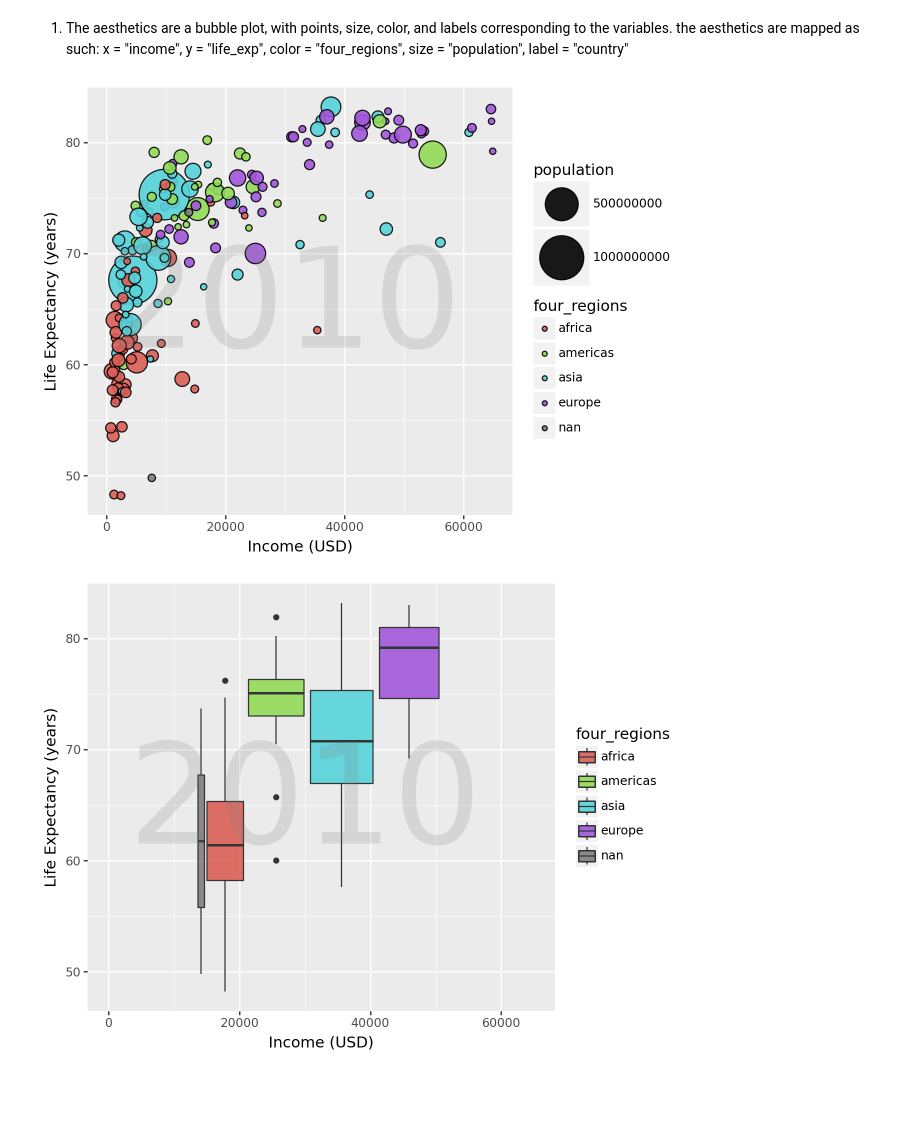
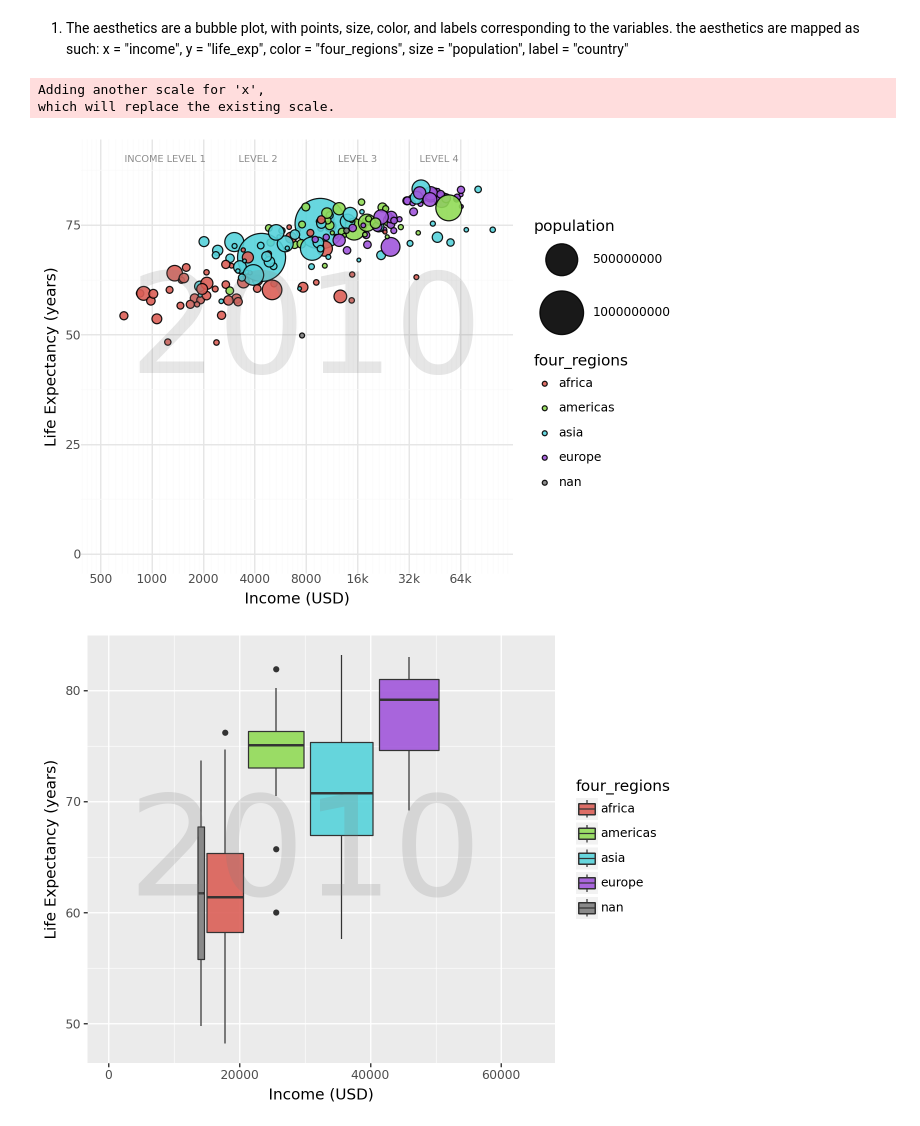
Before and after one commit to hblinken/GSB-544, a Jupyter notebook: Lab_1.ipynb, the cells around one changed output. Drawn from its saved outputs; the diff is of its cells as text; code cells hidden in the pictures; blank space fills up the shorter version.

```diff
--- a/Lab_1.ipynb
+++ b/Lab_1.ipynb
@@ -50,23 +36,31 @@ from plotnine import *
 # %%
 year = "2010"
 (ggplot(q1_data,
 aes(
   x = ("income"),
   y = "life_exp",
   fill = "four_regions",
   size = "population",
   label = "country"
 ))
 + geom_point(alpha = 0.9)
-#+ geom_text(ha='left', va='bottom')
++ theme_minimal()
 + labs(x="Income (USD)", y="Life Expectancy (years)")
-+ xlim(0,65000)
-+ scale_size(range=(2,20))
-#+ scale_x_log10()
-+ annotate('text', x=30000, y=65, label=str(year), size=100, alpha=0.2, color='gray')
++ xlim(0,128000)
++ ylim(0,90)
++ scale_size(range=(1,20))
++ scale_x_log10(breaks = [500, 1000, 2000, 4000, 8000, 16000, 32000, 64000],
+                labels = ['500', '1000', '2000', '4000', '8000', '16k', '32k', '64k'], limits = [500, 100000])
++ annotate('text', x=8000, y=50, label=str(year), size=100, alpha=0.2, color='gray')
++ annotate('text', x=1200, y=90, label='INCOME LEVEL 1', size=7, alpha=0.9, color='gray')
++ annotate('text', x=4200, y=90, label='LEVEL 2', size=7, alpha=0.9, color='gray')
++ annotate('text', x=16000, y=90, label='LEVEL 3', size=7, alpha=0.9, color='gray')
++ annotate('text', x=48000, y=90, label='LEVEL 4', size=7, alpha=0.9, color='gray')
 )
 # %% [output]
+Adding another scale for 'x',
+which will replace the existing scale.
-[figure, old version]
+[figure, new version]
 # %%
 (ggplot(q1_data,
 aes(
```
Also changed, not shown: parts of 6 cells of this notebook, 1 other file.
